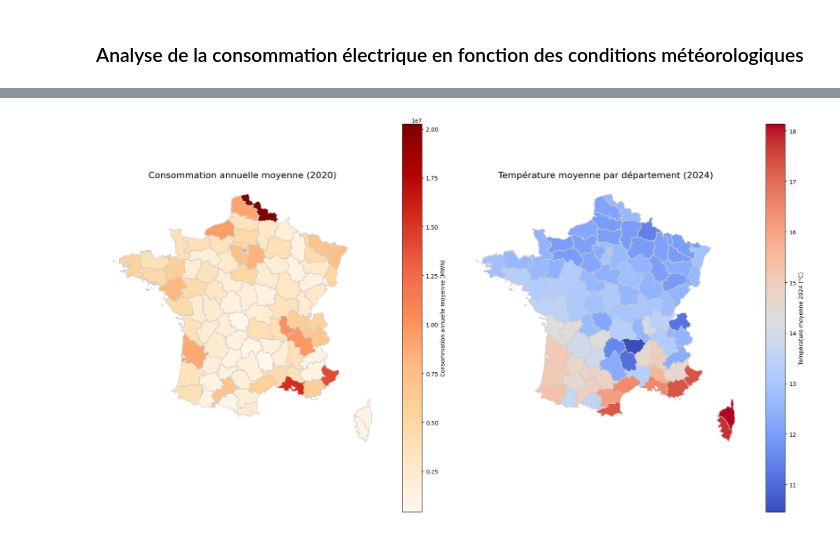
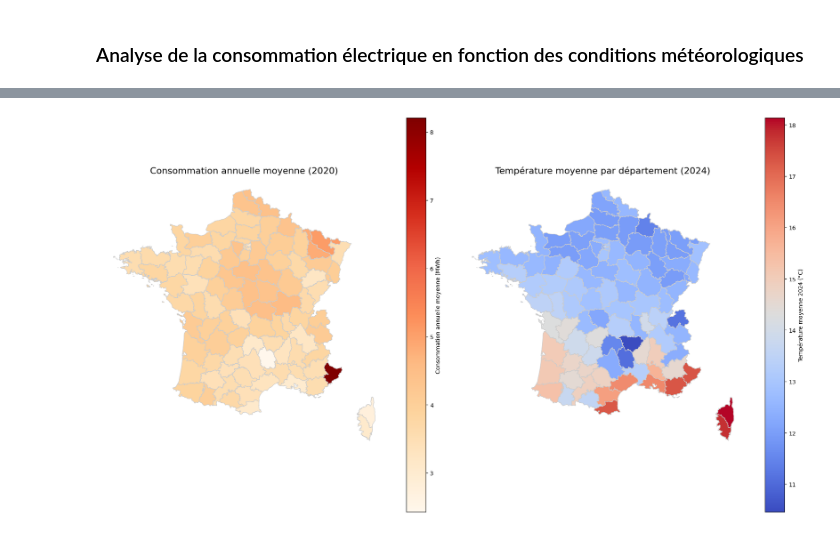
Before and after one commit to angelagrimaud/projet_pythonds, a Jupyter notebook: scripts/analyse.ipynb, the cells around one changed output, grey strips where cells are left out. Cells and saved outputs as stored; diff of their text form; code cells hidden in the pictures.

```diff
--- a/scripts/analyse.ipynb
+++ b/scripts/analyse.ipynb
@@ -7,8 +7,11 @@ import matplotlib.pyplot as plt
 # %%
 from importation_data import conso_annuelle_departements
 conso2024 = conso_annuelle_departements[conso_annuelle_departements["Année"]==2024].reset_index()
-conso2024 = conso2024[['Code département','Consommation électricité totale (MWh)']]
-conso2024 = conso2024.rename(columns={'Code département':'departement','Consommation électricité totale (MWh)':'conso_moyenne_2024'})
-conso2024 = conso2024.sort_values(by='departement')
-conso2024 = conso2024[~conso2024['departement'].isin(['971','972','973','974','976'])]
-print(conso2024.columns)
+conso2024 = conso2024[['Code département','Consommation résidentiel (MWh)']]
+conso2024 = conso2024.sort_values(by='Code département')
+conso2024 = conso2024[~conso2024['Code département'].isin(['971','972','973','974','976'])]
+conso2024.rename(columns={'Code département':'dep'},inplace=True)
+population_dept = pd.read_excel("../POPULATION_MUNICIPALE_DEPARTEMENT_FRANCE.xlsx")
+population_dept = population_dept[['dep','p21_pop']]
+conso2024 = pd.merge(conso2024,population_dept,on='dep',how='inner')
+conso2024['Consommation résidentiel (MWh)'] = conso2024["Consommation résidentiel (MWh)"]/conso2024['p21_pop']
@@ -22,35 +21,34 @@ Index(['Code INSEE département', 'TMoy (°C)'], dtype='object')
 # %%
-
 gdf = gpd.read_file("https://raw.githubusercontent.com/gregoiredavid/france-geojson/master/departements.geojson")
-conso = gdf.merge(conso2024, left_on='code', right_on='departement', how='left')
+conso = gdf.merge(conso2024, left_on='code', right_on='dep', how='left')
 temp = gdf.merge(tempmoy2024, left_on='code', right_on='Code INSEE département', how='left')
 fig, axes = plt.subplots(1, 2, figsize=(18, 10))
 
 conso.plot(
-    column='conso_moyenne_2024',
+    column='Consommation résidentiel (MWh)',
     cmap='OrRd',
     linewidth=0.8,
     ax=axes[0],
     edgecolor='0.8',
     legend=True,
     legend_kwds={'label': "Consommation annuelle moyenne (MWh)", 'orientation': "vertical"}
 )
 axes[0].set_title('Consommation annuelle moyenne (2020)', fontsize=16)
 axes[0].set_axis_off()
 
 temp.plot(
     column='TMoy (°C)',
     cmap='coolwarm',
     linewidth=0.8,
     ax=axes[1],
     edgecolor='0.8',
     legend=True,
     legend_kwds={'label': "Température moyenne 2024 (°C)", 'orientation': "vertical"}
 )
 axes[1].set_title('Température moyenne par département (2024)', fontsize=16)
 axes[1].set_axis_off()
 
 plt.tight_layout()
 plt.show()
 # %% [output]
-[figure, old version]
+[figure, new version]
```
Also changed, not shown: parts of 2 cells of this notebook, 3 other files.
